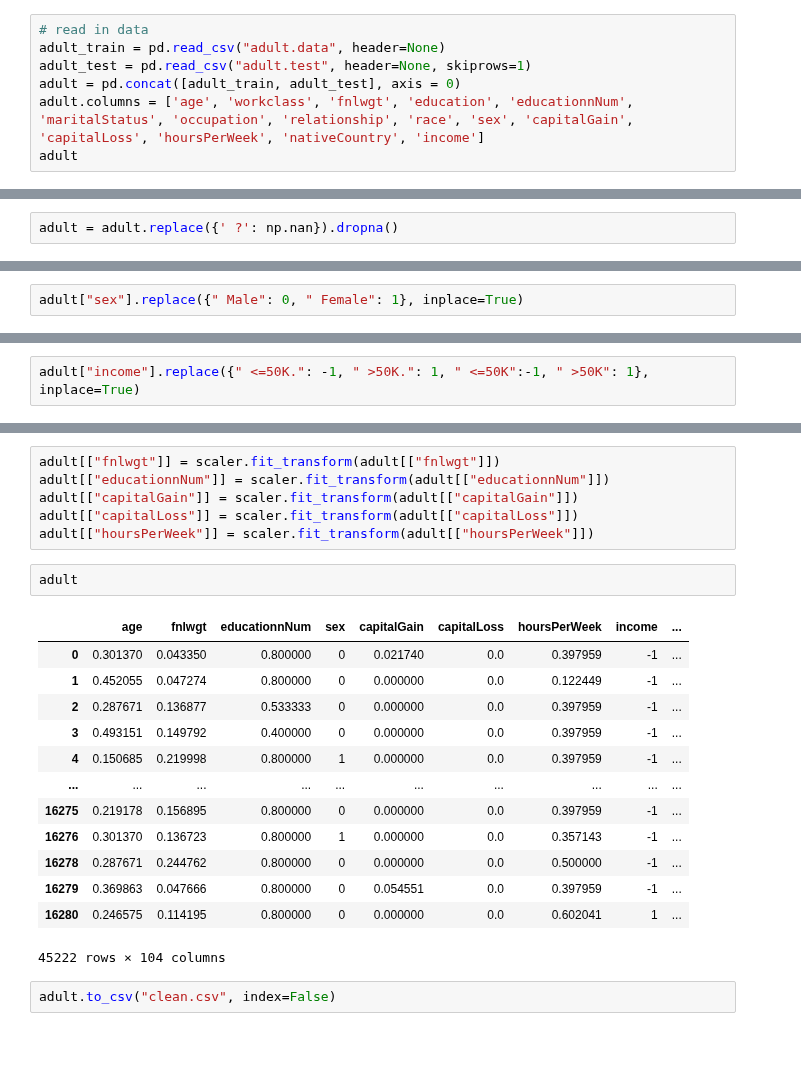
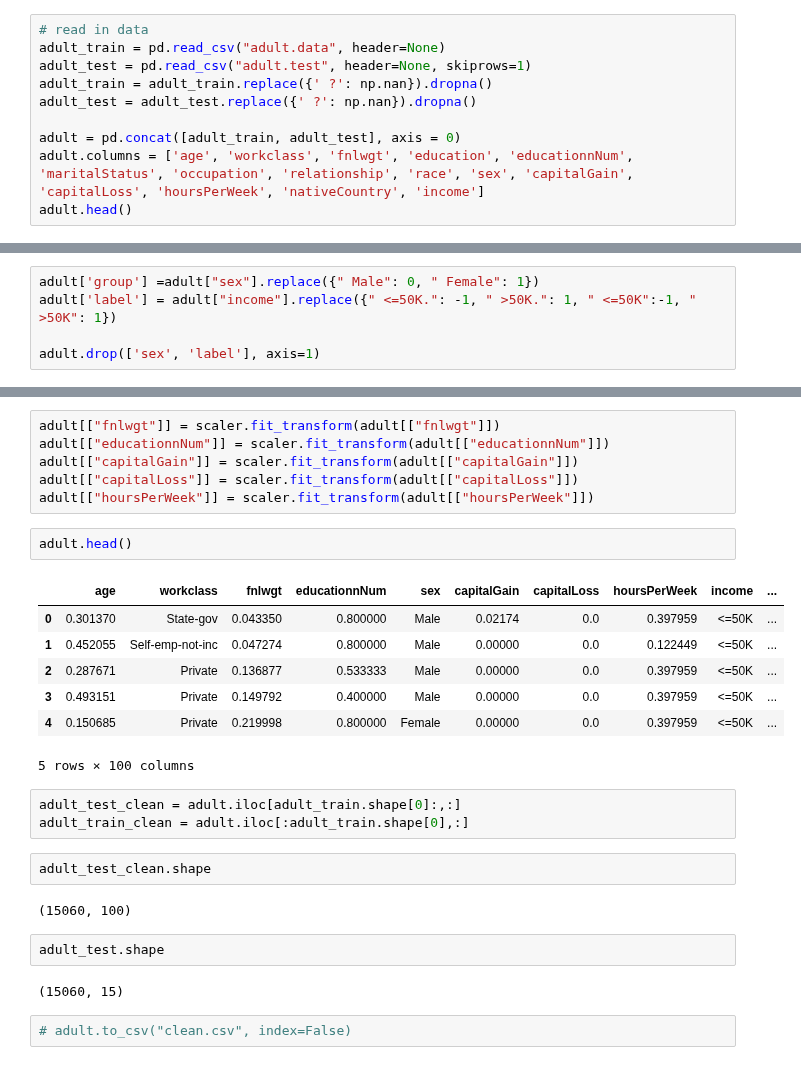
Before and after one commit to laurakn/undergrad_research_2022, a Jupyter notebook: data_cleaning.ipynb, the cells around one changed output, grey strips where cells are left out. Cells and saved outputs as stored; diff of their text form.

```diff
--- a/data_cleaning.ipynb
+++ b/data_cleaning.ipynb
@@ -5,9 +7,12 @@ import numpy as np
 # read in data
 adult_train = pd.read_csv("adult.data", header=None)
 adult_test = pd.read_csv("adult.test", header=None, skiprows=1)
+adult_train = adult_train.replace({' ?': np.nan}).dropna()
+adult_test = adult_test.replace({' ?': np.nan}).dropna()
+
 adult = pd.concat([adult_train, adult_test], axis = 0)
 adult.columns = ['age', 'workclass', 'fnlwgt', 'education', 'educationnNum', 'maritalStatus', 'occupation', 'relationship', 'race', 'sex', 'capitalGain', 'capitalLoss', 'hoursPerWeek', 'nativeCountry', 'income']
-adult
+adult.head()
 # %% [output]
 |  | age | workclass | fnlwgt | education | educationnNum | maritalStatus | occupation | relationship | ... |
 | 0 | 39 | State-gov | 77516 | Bachelors | 13 | Never-married | Adm-clerical | Not-in-family | ... |
@@ -25,3 +23 @@ adult
-# %%
-adult = adult.replace({' ?': np.nan}).dropna()
 # %%
@@ -43,5 +32,3 @@ adult
 # %%
 # adult_list = adult.values.tolist()
 # adult_list[0]
-# %%
-adult["sex"].replace({" Male": 0, " Female": 1}, inplace=True)
@@ -48,2 +37,5 @@ adult["sex"].replace({" Male": 0, " Female": 1}, inplace=True)
 # %%
-adult["income"].replace({" <=50K.": -1, " >50K.": 1, " <=50K":-1, " >50K": 1}, inplace=True)
+adult['group'] =adult["sex"].replace({" Male": 0, " Female": 1})
+adult['label'] = adult["income"].replace({" <=50K.": -1, " >50K.": 1, " <=50K":-1, " >50K": 1})
+
+adult.drop(['sex', 'label'], axis=1)
@@ -157,20 +133,25 @@ adult[["capitalGain"]] = scaler.fit_transform(adult[["capitalGain"]])
 adult[["capitalLoss"]] = scaler.fit_transform(adult[["capitalLoss"]])
 adult[["hoursPerWeek"]] = scaler.fit_transform(adult[["hoursPerWeek"]])
 # %%
-adult
+adult.head()
 # %% [output]
-|  | age | fnlwgt | educationnNum | sex | capitalGain | capitalLoss | hoursPerWeek | income | ... |
-| 0 | 0.301370 | 0.043350 | 0.800000 | 0 | 0.021740 | 0.0 | 0.397959 | -1 | ... |
-| 1 | 0.452055 | 0.047274 | 0.800000 | 0 | 0.000000 | 0.0 | 0.122449 | -1 | ... |
-| 2 | 0.287671 | 0.136877 | 0.533333 | 0 | 0.000000 | 0.0 | 0.397959 | -1 | ... |
-| 3 | 0.493151 | 0.149792 | 0.400000 | 0 | 0.000000 | 0.0 | 0.397959 | -1 | ... |
-| 4 | 0.150685 | 0.219998 | 0.800000 | 1 | 0.000000 | 0.0 | 0.397959 | -1 | ... |
-| ... | ... | ... | ... | ... | ... | ... | ... | ... | ... |
-| 16275 | 0.219178 | 0.156895 | 0.800000 | 0 | 0.000000 | 0.0 | 0.397959 | -1 | ... |
-| 16276 | 0.301370 | 0.136723 | 0.800000 | 1 | 0.000000 | 0.0 | 0.357143 | -1 | ... |
-| 16278 | 0.287671 | 0.244762 | 0.800000 | 0 | 0.000000 | 0.0 | 0.500000 | -1 | ... |
-| 16279 | 0.369863 | 0.047666 | 0.800000 | 0 | 0.054551 | 0.0 | 0.397959 | -1 | ... |
-| 16280 | 0.246575 | 0.114195 | 0.800000 | 0 | 0.000000 | 0.0 | 0.602041 | 1 | ... |
+|  | age | workclass | fnlwgt | educationnNum | sex | capitalGain | capitalLoss | hoursPerWeek | income | ... |
+| 0 | 0.301370 | State-gov | 0.043350 | 0.800000 | Male | 0.02174 | 0.0 | 0.397959 | <=50K | ... |
+| 1 | 0.452055 | Self-emp-not-inc | 0.047274 | 0.800000 | Male | 0.00000 | 0.0 | 0.122449 | <=50K | ... |
+| 2 | 0.287671 | Private | 0.136877 | 0.533333 | Male | 0.00000 | 0.0 | 0.397959 | <=50K | ... |
+| 3 | 0.493151 | Private | 0.149792 | 0.400000 | Male | 0.00000 | 0.0 | 0.397959 | <=50K | ... |
+| 4 | 0.150685 | Private | 0.219998 | 0.800000 | Female | 0.00000 | 0.0 | 0.397959 | <=50K | ... |
-45222 rows × 104 columns
+5 rows × 100 columns
+# %%
+adult_test_clean = adult.iloc[adult_train.shape[0]:,:]
+adult_train_clean = adult.iloc[:adult_train.shape[0],:]
+# %%
+adult_test_clean.shape
+# %% [output]
+(15060, 100)
+# %%
+adult_test.shape
+# %% [output]
+(15060, 15)
 # %%
-adult.to_csv("clean.csv", index=False)
+# adult.to_csv("clean.csv", index=False)
```
Also changed, not shown: parts of 9 cells of this notebook, 2 other files.
